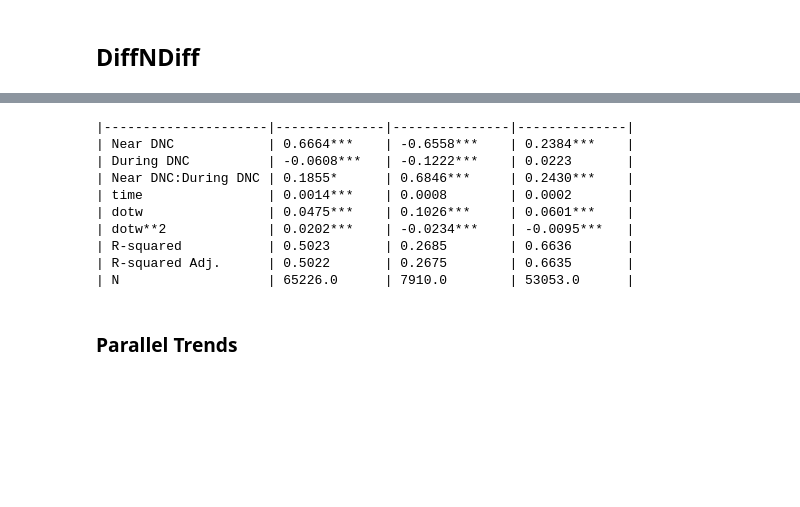
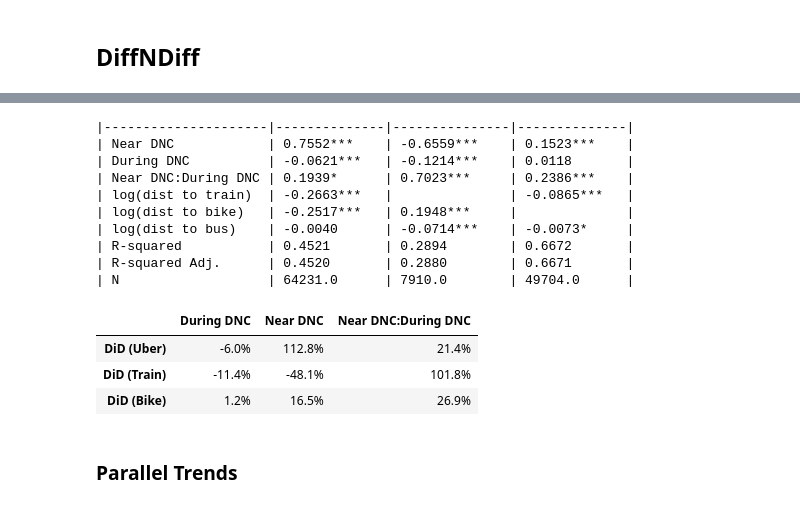
Before and after one commit to eric-mc2/DNCTransit, a Jupyter notebook: notebooks/replication/dnc-effect/reg.ipynb, the cells around one changed output, grey strips where cells are left out. Cells and saved outputs as stored; diff of their text form; code cells hidden in the pictures; blank space fills up the shorter version.

```diff
--- a/notebooks/replication/dnc-effect/reg.ipynb
+++ b/notebooks/replication/dnc-effect/reg.ipynb
@@ -269,39 +318,59 @@ did_summary = summary_col([uber_did_model, train_did_model, bike_did_model],
             model_names=headers,
             info_dict={"N":lambda x:(x.nobs)},
             stars=True,
-            regressor_order=['UCMP','DNC','UCMP:DNC',
-                             'time','dotw','I(dotw ** 2)'],
+            regressor_order=['UCMP','DNC','UCMP:DNC'] +
+                            #  ['time'] + list(dotw_names.keys()) +
+                             ['log_train_distance','log_bike_distance','log_bus_distance'],
+                            #  'lat','long','I(lat * long)','I(lat ** 2)', 'I(long ** 2)'],
             drop_omitted=True)
-                            #  'lat','long','I(lat * long)','I(lat ** 2)','I(long ** 2)'],
 
 did_summary.tables[0].index = (did_summary.tables[0].index
                                .str.replace('DNC','During DNC')
                                .str.replace('UCMP','Near DNC')
-                               .str.replace('I(dotw ** 2)','dotw**2')
-                               .str.replace('I(dotw ** 2)','dotw**2')
+                               .str.replace('time','time trend')
+                               .map(lambda x: dotw_names[x] if x in dotw_names else x)
+                               .str.replace('log_train_distance','log(dist to train)')
+                               .str.replace('log_bike_distance','log(dist to bike)')
+                               .str.replace('log_bus_distance','log(dist to bus)')
                                .str.replace('I(lat ** 2)','lat**2')
                                .str.replace('I(long ** 2)','long**2')
                                .str.replace('I(lat * long)','lat*long'))
 
-did_summary = tabulate(did_summary.tables[0],
+did_table = tabulate(did_summary.tables[0],
                    headers=[""] + headers,
                    showindex=True,
                    tablefmt='github')
 with open("../../../reports/replication/did.md","w") as f:
-    f.write(did_summary)
+    f.write(did_table)
+    print(did_table)
 !cp ../../../reports/replication/did.md ../../../../eric-mc2-cv/static/uploads/
-print(did_summary)
 # %% [output]
 |---------------------|--------------|---------------|--------------|
-| Near DNC            | 0.6664***    | -0.6558***    | 0.2384***    |
-| During DNC          | -0.0608***   | -0.1222***    | 0.0223       |
-| Near DNC:During DNC | 0.1855*      | 0.6846***     | 0.2430***    |
-| time                | 0.0014***    | 0.0008        | 0.0002       |
-| dotw                | 0.0475***    | 0.1026***     | 0.0601***    |
-| dotw**2             | 0.0202***    | -0.0234***    | -0.0095***   |
-| R-squared           | 0.5023       | 0.2685        | 0.6636       |
-| R-squared Adj.      | 0.5022       | 0.2675        | 0.6635       |
-| N                   | 65226.0      | 7910.0        | 53053.0      |
+| Near DNC            | 0.7552***    | -0.6559***    | 0.1523***    |
+| During DNC          | -0.0621***   | -0.1214***    | 0.0118       |
+| Near DNC:During DNC | 0.1939*      | 0.7023***     | 0.2386***    |
+| log(dist to train)  | -0.2663***   |               | -0.0865***   |
+| log(dist to bike)   | -0.2517***   | 0.1948***     |              |
+| log(dist to bus)    | -0.0040      | -0.0714***    | -0.0073*     |
+| R-squared           | 0.4521       | 0.2894        | 0.6672       |
+| R-squared Adj.      | 0.4520       | 0.2880        | 0.6671       |
+| N                   | 64231.0      | 7910.0        | 49704.0      |
+# %%
+main_effect = did_summary.tables[0].xs('During DNC').str.replace('*','').astype(float)
+main_pct = np.exp(main_effect) - 1
+x = main_pct.apply("{:.1%}".format)
+main_effect = did_summary.tables[0].xs('Near DNC').str.replace('*','').astype(float)
+main_pct = np.exp(main_effect) - 1
+y = main_pct.apply("{:.1%}".format)
+main_effect = did_summary.tables[0].xs('Near DNC:During DNC').str.replace('*','').astype(float)
+main_pct = np.exp(main_effect) - 1
+z = main_pct.apply("{:.1%}".format)
+pd.concat([x,y,z],axis=1)
+# %% [output]
+|  | During DNC | Near DNC | Near DNC:During DNC |
+| DiD (Uber) | -6.0% | 112.8% | 21.4% |
+| DiD (Train) | -11.4% | -48.1% | 101.8% |
+| DiD (Bike) | 1.2% | 16.5% | 26.9% |
 # %% [markdown]
 ### Parallel Trends
 # %% [markdown]
```
Also changed, not shown: parts of 32 cells of this notebook, 4 other files.
